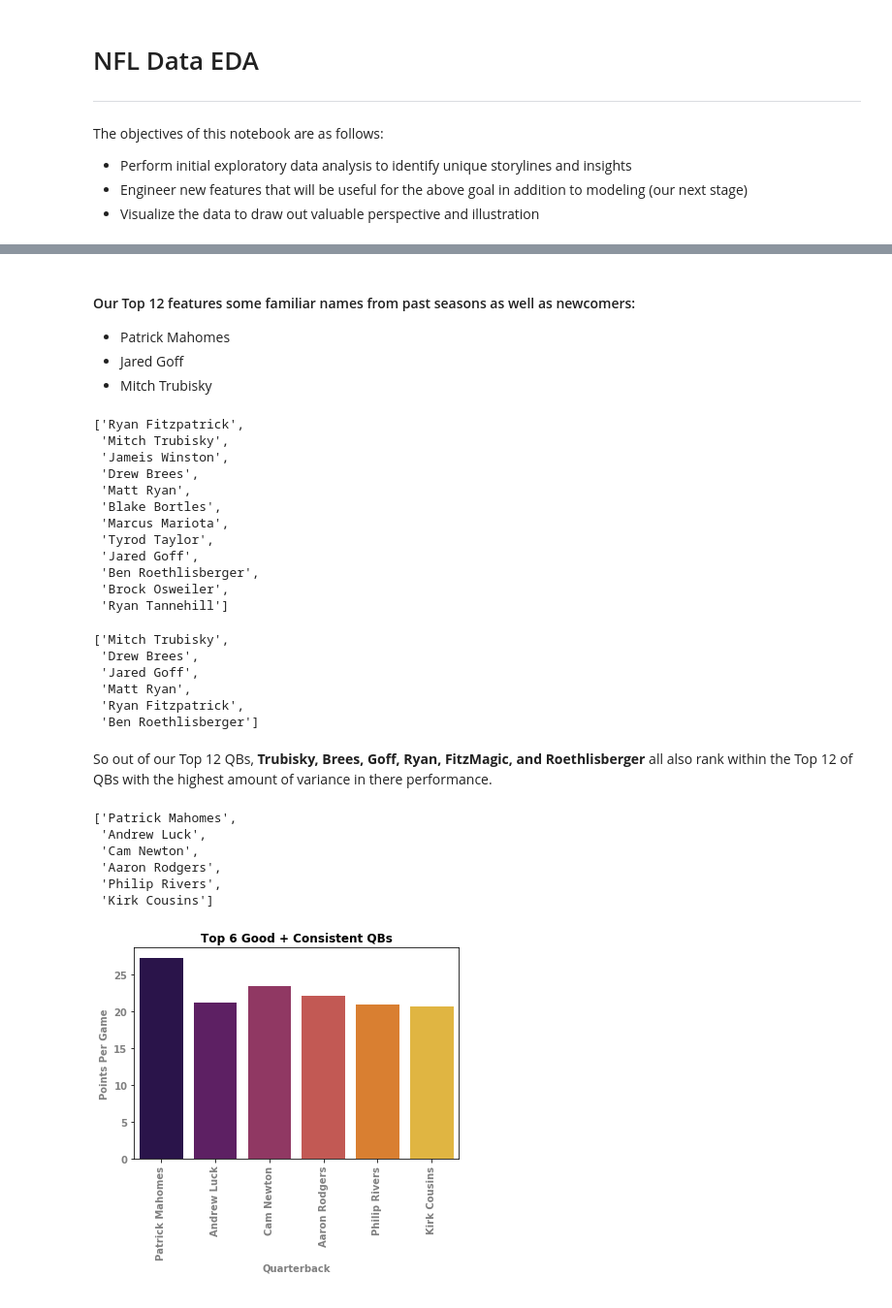
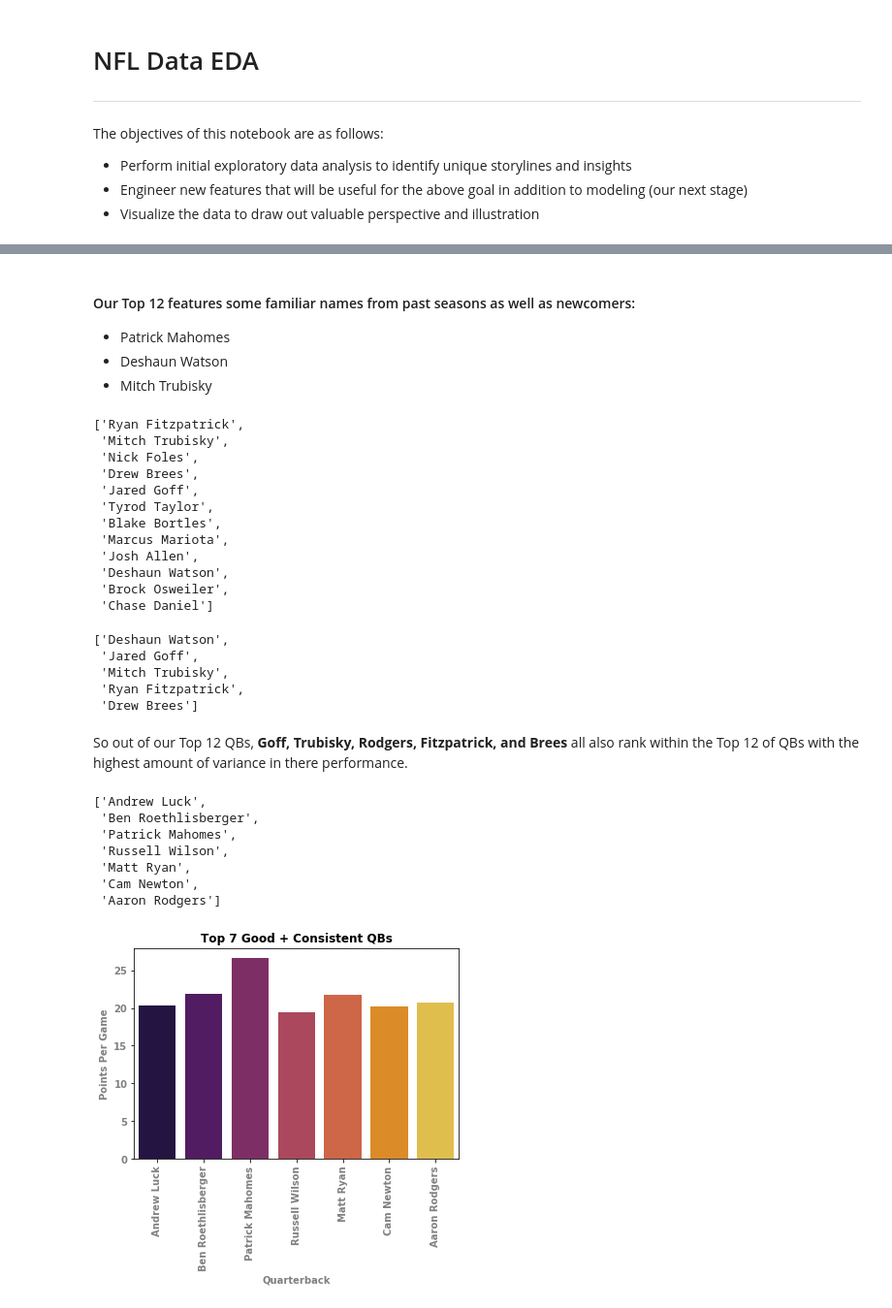
Before and after one commit to dodgemcintosh/FFML, a Jupyter notebook: 4-EDA.ipynb, the cells around one changed output, grey strips where cells are left out. Shown: that part at 97% size. Cells and saved outputs as stored; diff of their text form; code cells hidden in the pictures.

Commit message:
Updating consistency ratings for QBs

```diff
--- a/4-EDA.ipynb
+++ b/4-EDA.ipynb
@@ -26,3 +20,7 @@ qbs.head()
 # %%
+qbs = pd.read_csv('./data/qb_stats_2018.csv', index_col='Unnamed: 0')
 # Let's make sure to only look at "active" players aka `active == 1.0`
 qbs = qbs.loc[qbs.active==1.0, :]
+# And only through Week 16 for now, the week when *most* leagues play their championship game
+qbs = qbs[qbs['week'] != 17]
+qbs.head()
@@ -46,7 +51,7 @@ Name: fpoints, dtype: float64
 # %% [markdown]
 #### Our Top 12 features some familiar names from past seasons as well as newcomers:
 - Patrick Mahomes
-- Jared Goff
+- Deshaun Watson
 - Mitch Trubisky
 # %%
 # Looking at the QBs with the greatest variance
@@ -54,45 +59,45 @@ list(qbs.groupby('player')['fpoints'].std().sort_values(ascending=False)[:12].in
 # %% [output]
 ['Ryan Fitzpatrick',
  'Mitch Trubisky',
- 'Jameis Winston',
+ 'Nick Foles',
  'Drew Brees',
- 'Matt Ryan',
+ 'Jared Goff',
+ 'Tyrod Taylor',
  'Blake Bortles',
  'Marcus Mariota',
- 'Tyrod Taylor',
- 'Jared Goff',
- 'Ben Roethlisberger',
+ 'Josh Allen',
+ 'Deshaun Watson',
  'Brock Osweiler',
- 'Ryan Tannehill']
+ 'Chase Daniel']
 # %%
 list(set(list(qbs.groupby('player')['fpoints'].mean().sort_values(ascending=False)[:12].index)).intersection(list(qbs.groupby('player')['fpoints'].std().sort_values(ascending=False)[:12].index)))
 # %% [output]
-['Mitch Trubisky',
- 'Drew Brees',
+['Deshaun Watson',
  'Jared Goff',
- 'Matt Ryan',
+ 'Mitch Trubisky',
  'Ryan Fitzpatrick',
- 'Ben Roethlisberger']
+ 'Drew Brees']
 # %% [markdown]
-So out of our Top 12 QBs, **Trubisky, Brees, Goff, Ryan, FitzMagic, and Roethlisberger** all also rank within the Top 12 of QBs with the highest amount of variance in there performance.
+So out of our Top 12 QBs, **Goff, Trubisky, Rodgers, Fitzpatrick, and Brees** all also rank within the Top 12 of QBs with the highest amount of variance in there performance.
 # %%
-# So if performance AND consistency is what you're looking in your QB, go after one of these Top 6 guys for ROS
+# So if performance AND consistency is what you're looking in your QB, go after one of these Top 7 guys for 2019
 good_consistent_qbs = list(set(list(qbs.groupby('player')['fpoints'].mean().sort_values(ascending=False)[:12].index)).difference(list(qbs.groupby('player')['fpoints'].std().sort_values(ascending=False)[:12].index)))
 good_consistent_qbs
 # %% [output]
-['Patrick Mahomes',
- 'Andrew Luck',
+['Andrew Luck',
+ 'Ben Roethlisberger',
+ 'Patrick Mahomes',
+ 'Russell Wilson',
+ 'Matt Ryan',
  'Cam Newton',
- 'Aaron Rodgers',
- 'Philip Rivers',
- 'Kirk Cousins']
+ 'Aaron Rodgers']
 # %%
 sns.barplot(x= qbs.groupby('player')['fpoints'].mean().sort_values(ascending=False)[good_consistent_qbs].index, y=qbs.groupby('player')['fpoints'].mean().sort_values(ascending=False)[good_consistent_qbs].values,
            palette= 'inferno')
 plt.xticks(rotation=90, weight='bold', color= 'grey')
 plt.xlabel('Quarterback', weight='bold', color = 'grey')
 plt.yticks(weight='bold', color= 'grey')
 plt.ylabel('Points Per Game', weight='bold', color = 'grey')
-plt.title("Top 6 Good + Consistent QBs", weight = 'bold');
+plt.title("Top 7 Good + Consistent QBs", weight = 'bold');
 # %% [output]
-[figure, old version]
+[figure, new version]
```
Also changed, not shown: parts of 13 cells of this notebook.
